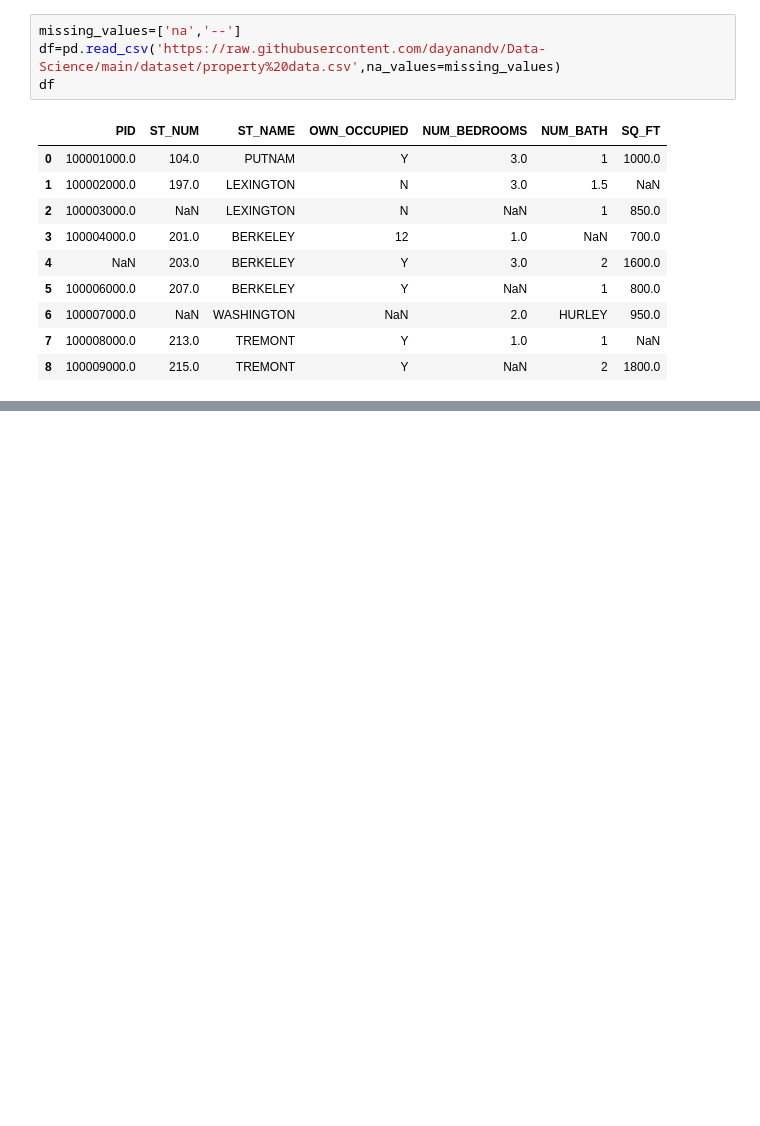
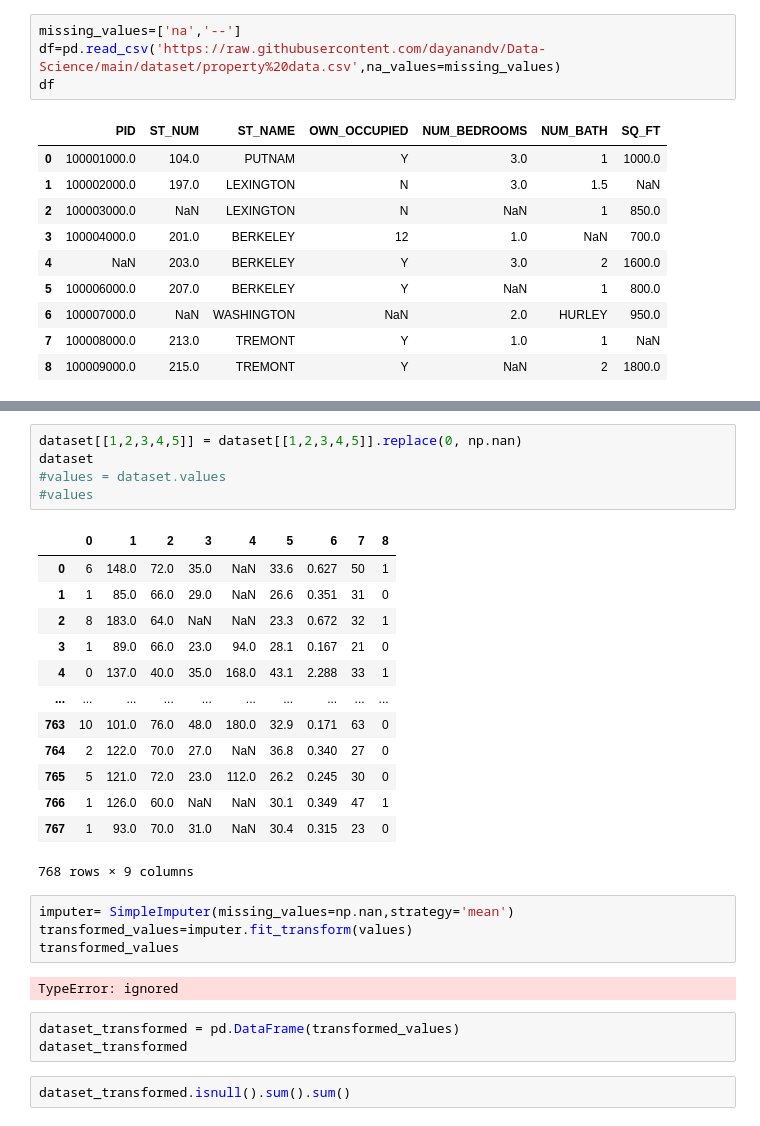
Before and after one commit to Sneha8501/Data-Science, a Jupyter notebook: missing_values.ipynb, the cells around one changed output, grey strips where cells are left out. Cells and saved outputs as stored; diff of their text form; blank space fills up the shorter version.

```diff
--- a/missing_values.ipynb
+++ b/missing_values.ipynb
@@ -72,0 +186,30 @@ df
+# %%
+dataset[[1,2,3,4,5]] = dataset[[1,2,3,4,5]].replace(0, np.nan)
+dataset
+#values = dataset.values
+#values
+# %% [output]
+|  | 0 | 1 | 2 | 3 | 4 | 5 | 6 | 7 | 8 |
+| 0 | 6 | 148.0 | 72.0 | 35.0 | NaN | 33.6 | 0.627 | 50 | 1 |
+| 1 | 1 | 85.0 | 66.0 | 29.0 | NaN | 26.6 | 0.351 | 31 | 0 |
+| 2 | 8 | 183.0 | 64.0 | NaN | NaN | 23.3 | 0.672 | 32 | 1 |
+| 3 | 1 | 89.0 | 66.0 | 23.0 | 94.0 | 28.1 | 0.167 | 21 | 0 |
+| 4 | 0 | 137.0 | 40.0 | 35.0 | 168.0 | 43.1 | 2.288 | 33 | 1 |
+| ... | ... | ... | ... | ... | ... | ... | ... | ... | ... |
+| 763 | 10 | 101.0 | 76.0 | 48.0 | 180.0 | 32.9 | 0.171 | 63 | 0 |
+| 764 | 2 | 122.0 | 70.0 | 27.0 | NaN | 36.8 | 0.340 | 27 | 0 |
+| 765 | 5 | 121.0 | 72.0 | 23.0 | 112.0 | 26.2 | 0.245 | 30 | 0 |
+| 766 | 1 | 126.0 | 60.0 | NaN | NaN | 30.1 | 0.349 | 47 | 1 |
+| 767 | 1 | 93.0 | 70.0 | 31.0 | NaN | 30.4 | 0.315 | 23 | 0 |
+768 rows × 9 columns
+# %%
+imputer= SimpleImputer(missing_values=np.nan,strategy='mean')
+transformed_values=imputer.fit_transform(values)
+transformed_values
+# %% [output]
+TypeError: ignored
+# %%
+dataset_transformed = pd.DataFrame(transformed_values)
+dataset_transformed
+# %%
+dataset_transformed.isnull().sum().sum()
```
Also changed, not shown: parts of 11 cells of this notebook.
